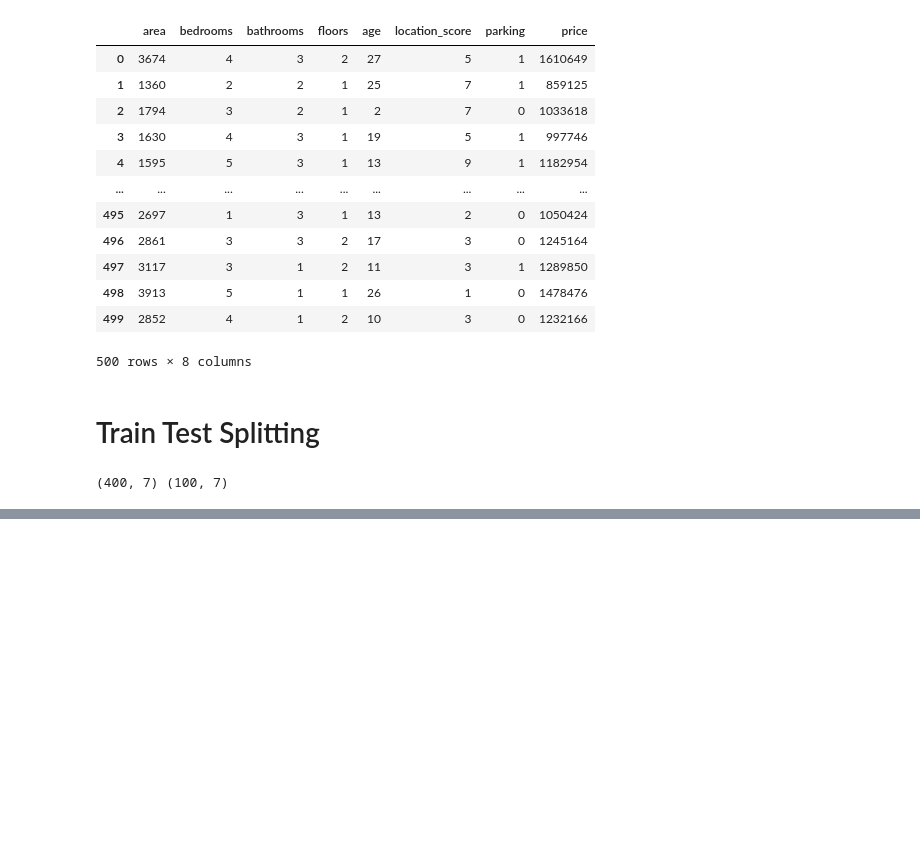
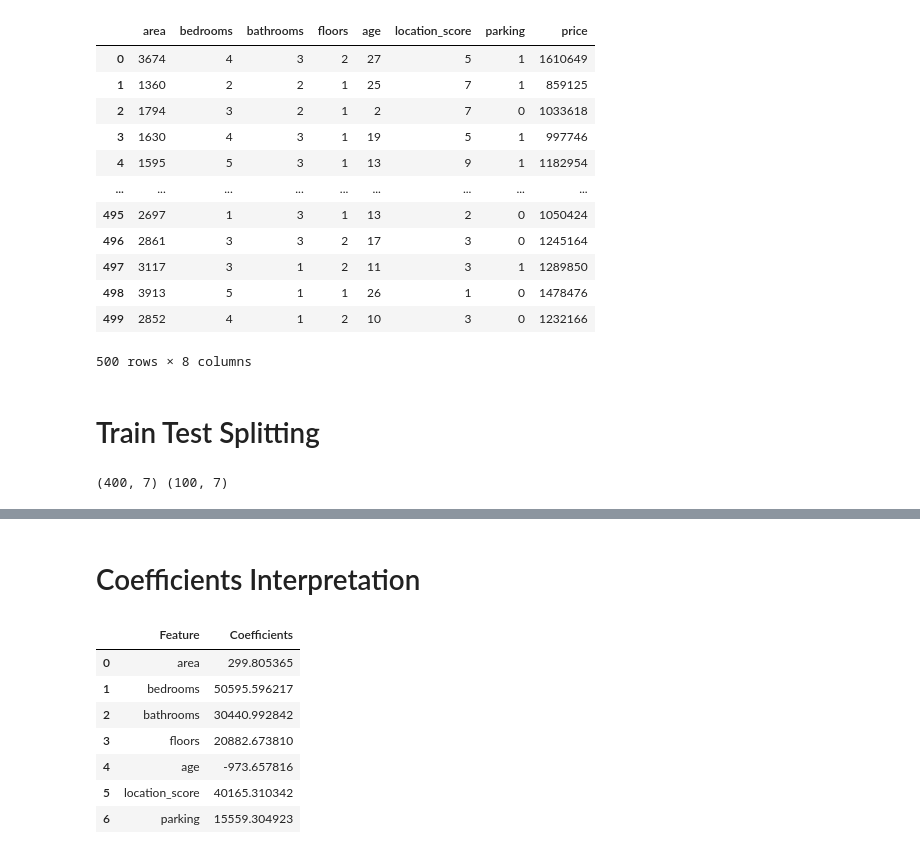
Before and after one commit to Ramcharan-AIML/house_price_prediction, a Jupyter notebook: house_price_prediction.ipynb, the cells around one changed output, grey strips where cells are left out. Drawn from its saved outputs; the diff is of its cells as text; code cells hidden in the pictures; blank space fills up the shorter version.

```diff
--- a/house_price_prediction.ipynb
+++ b/house_price_prediction.ipynb
@@ -110,0 +226,18 @@ print(X_train.shape , X_test.shape)
+# %% [markdown]
+# Coefficients Interpretation
+# %%
+coeff_df = pd.DataFrame({
+    "Feature" : x.columns,
+    "Coefficients" : model.coef_
+})
+
+coeff_df
+# %% [output]
+|  | Feature | Coefficients |
+| 0 | area | 299.805365 |
+| 1 | bedrooms | 50595.596217 |
+| 2 | bathrooms | 30440.992842 |
+| 3 | floors | 20882.673810 |
+| 4 | age | -973.657816 |
+| 5 | location_score | 40165.310342 |
+| 6 | parking | 15559.304923 |
```
Also changed, not shown: parts of 13 cells of this notebook.
